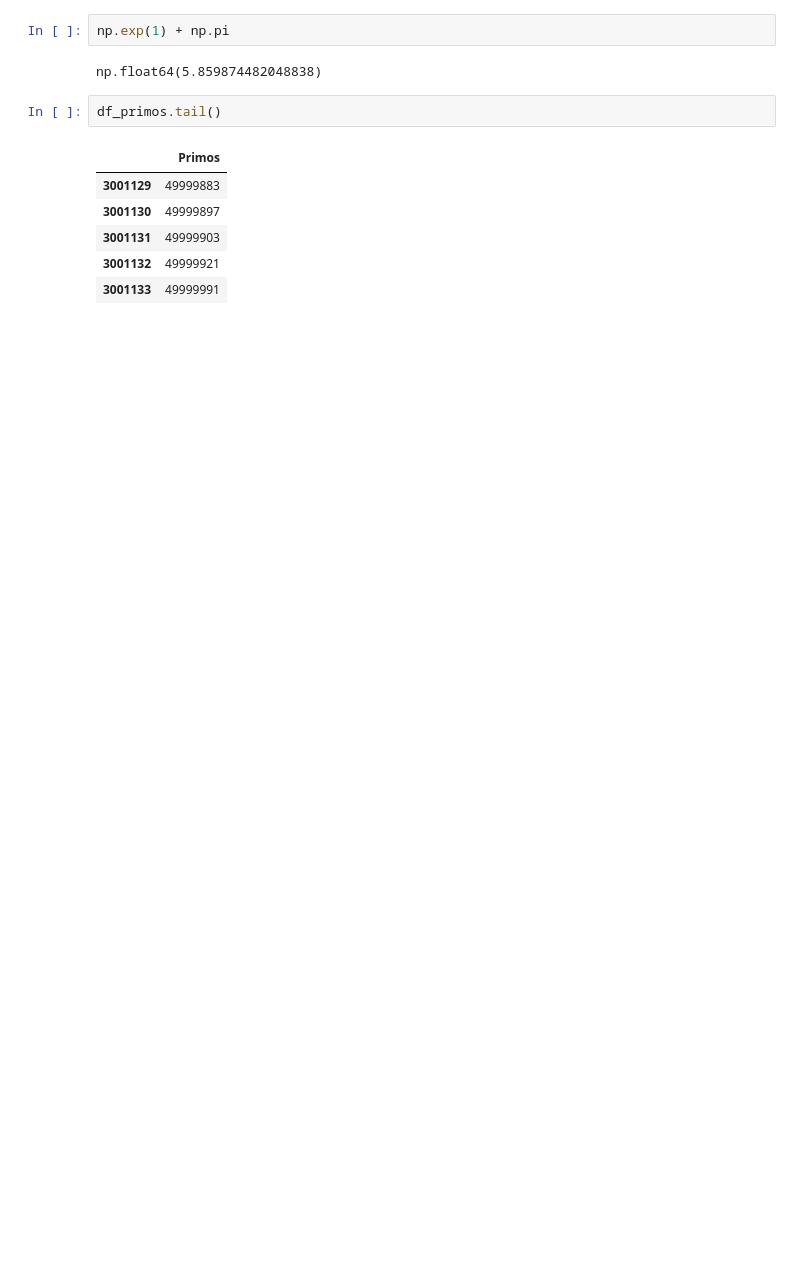
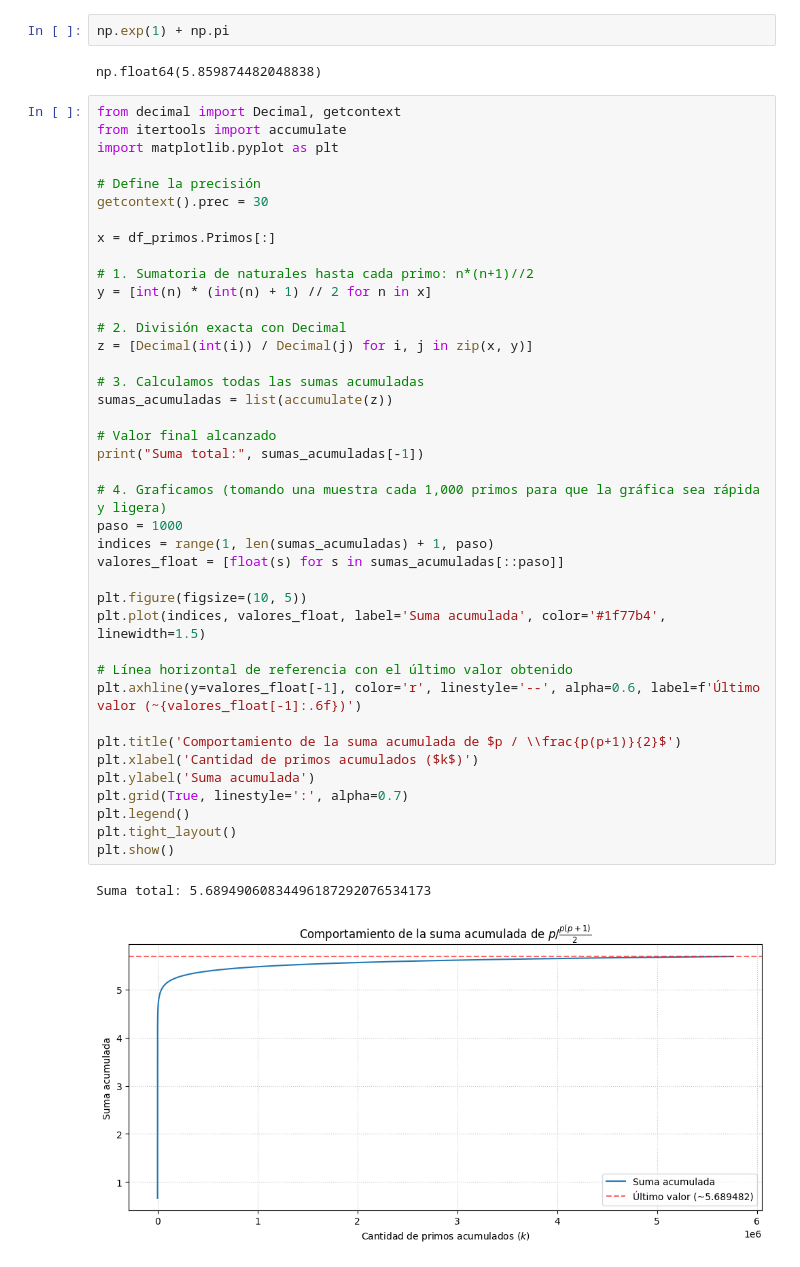
Before and after one commit to edgaracosta888/Proyectos_de_Matematicas, a Jupyter notebook: Numeros_Primos/Aplicaciones.ipynb, the cells around one changed output. Drawn from its saved outputs; the diff is of its cells as text; blank space fills up the shorter version.

```diff
--- a/Numeros_Primos/Aplicaciones.ipynb
+++ b/Numeros_Primos/Aplicaciones.ipynb
@@ -125,12 +136,46 @@ print(suma)
 np.exp(1) + np.pi
 # %% [output]
 np.float64(5.859874482048838)
-# %%
-df_primos.tail()
-# %% [output]
-|  | Primos |
-| 3001129 | 49999883 |
-| 3001130 | 49999897 |
-| 3001131 | 49999903 |
-| 3001132 | 49999921 |
-| 3001133 | 49999991 |
+# %%
+from decimal import Decimal, getcontext
+from itertools import accumulate
+import matplotlib.pyplot as plt
+
+# Define la precisión
+getcontext().prec = 30
+
+x = df_primos.Primos[:]
+
+# 1. Sumatoria de naturales hasta cada primo: n*(n+1)//2
+y = [int(n) * (int(n) + 1) // 2 for n in x]
+
+# 2. División exacta con Decimal
+z = [Decimal(int(i)) / Decimal(j) for i, j in zip(x, y)]
+
+# 3. Calculamos todas las sumas acumuladas
+sumas_acumuladas = list(accumulate(z))
+
+# Valor final alcanzado
+print("Suma total:", sumas_acumuladas[-1])
+
+# 4. Graficamos (tomando una muestra cada 1,000 primos para que la gráfica sea rápida y ligera)
+paso = 1000
+indices = range(1, len(sumas_acumuladas) + 1, paso)
+valores_float = [float(s) for s in sumas_acumuladas[::paso]]
+
+plt.figure(figsize=(10, 5))
+plt.plot(indices, valores_float, label='Suma acumulada', color='#1f77b4', linewidth=1.5)
+
+# Línea horizontal de referencia con el último valor obtenido
+plt.axhline(y=valores_float[-1], color='r', linestyle='--', alpha=0.6, label=f'Último valor (~{valores_float[-1]:.6f})')
+
+plt.title('Comportamiento de la suma acumulada de $p / \\frac{p(p+1)}{2}$')
+plt.xlabel('Cantidad de primos acumulados ($k$)')
+plt.ylabel('Suma acumulada')
+plt.grid(True, linestyle=':', alpha=0.7)
+plt.legend()
+plt.tight_layout()
+plt.show()
+# %% [output]
+Suma total: 5.68949060834496187292076534173
+[figure, added]
```
Also changed, not shown: parts of 6 cells of this notebook, 2 other files.
